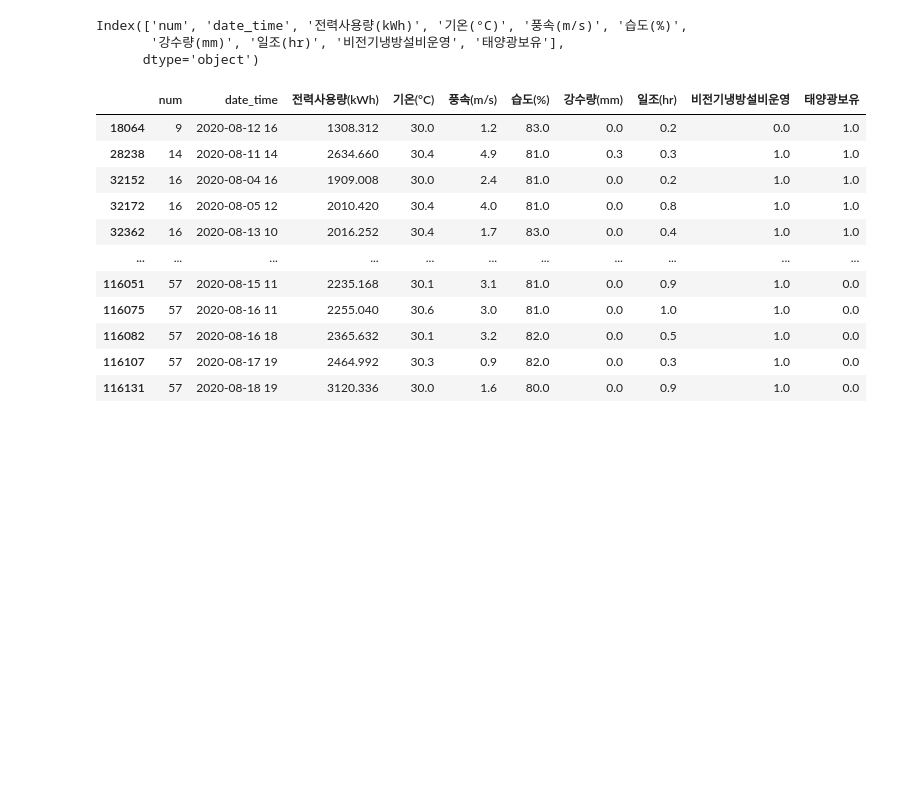
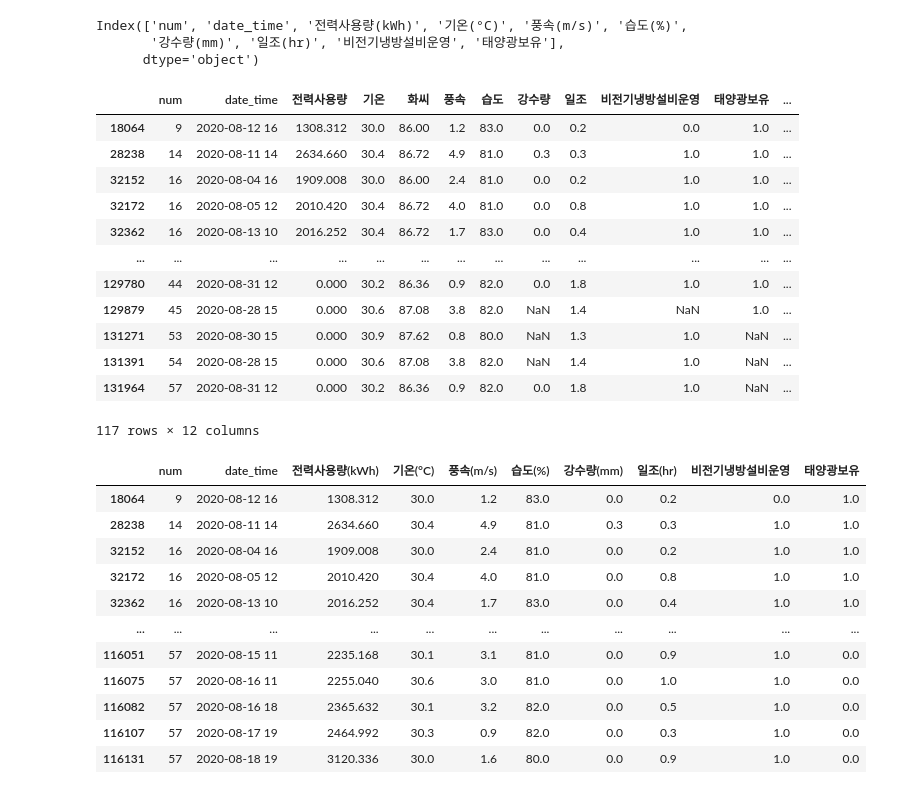
Before and after one commit to overgroove/samsung_ML, a Jupyter notebook: 03_package_pandas.ipynb, the cells around one changed output. Cells and saved outputs as stored; diff of their text form; code cells hidden in the pictures; blank space fills up the shorter version.

```diff
--- a/03_package_pandas.ipynb
+++ b/03_package_pandas.ipynb
@@ -463,6 +472,24 @@ df.columns
 Index(['num', 'date_time', '전력사용량(kWh)', '기온(°C)', '풍속(m/s)', '습도(%)',
        '강수량(mm)', '일조(hr)', '비전기냉방설비운영', '태양광보유'],
       dtype='object')
+# %%
+cond1 = (df['기온'] >= 30)
+cond2 = (df['습도'] >= 80)
+df.loc[cond1 & cond2]
+# %% [output]
+|  | num | date_time | 전력사용량 | 기온 | 화씨 | 풍속 | 습도 | 강수량 | 일조 | 비전기냉방설비운영 | 태양광보유 | ... |
+| 18064 | 9 | 2020-08-12 16 | 1308.312 | 30.0 | 86.00 | 1.2 | 83.0 | 0.0 | 0.2 | 0.0 | 1.0 | ... |
+| 28238 | 14 | 2020-08-11 14 | 2634.660 | 30.4 | 86.72 | 4.9 | 81.0 | 0.3 | 0.3 | 1.0 | 1.0 | ... |
+| 32152 | 16 | 2020-08-04 16 | 1909.008 | 30.0 | 86.00 | 2.4 | 81.0 | 0.0 | 0.2 | 1.0 | 1.0 | ... |
+| 32172 | 16 | 2020-08-05 12 | 2010.420 | 30.4 | 86.72 | 4.0 | 81.0 | 0.0 | 0.8 | 1.0 | 1.0 | ... |
+| 32362 | 16 | 2020-08-13 10 | 2016.252 | 30.4 | 86.72 | 1.7 | 83.0 | 0.0 | 0.4 | 1.0 | 1.0 | ... |
+| ... | ... | ... | ... | ... | ... | ... | ... | ... | ... | ... | ... | ... |
+| 129780 | 44 | 2020-08-31 12 | 0.000 | 30.2 | 86.36 | 0.9 | 82.0 | 0.0 | 1.8 | 1.0 | 1.0 | ... |
+| 129879 | 45 | 2020-08-28 15 | 0.000 | 30.6 | 87.08 | 3.8 | 82.0 | NaN | 1.4 | NaN | 1.0 | ... |
+| 131271 | 53 | 2020-08-30 15 | 0.000 | 30.9 | 87.62 | 0.8 | 80.0 | NaN | 1.3 | 1.0 | NaN | ... |
+| 131391 | 54 | 2020-08-28 15 | 0.000 | 30.6 | 87.08 | 3.8 | 82.0 | NaN | 1.4 | 1.0 | NaN | ... |
+| 131964 | 57 | 2020-08-31 12 | 0.000 | 30.2 | 86.36 | 0.9 | 82.0 | 0.0 | 1.8 | 1.0 | NaN | ... |
+117 rows × 12 columns
 # %%
 # or 연산 |
 # and 연산 &
```
Also changed, not shown: parts of 32 cells of this notebook.
